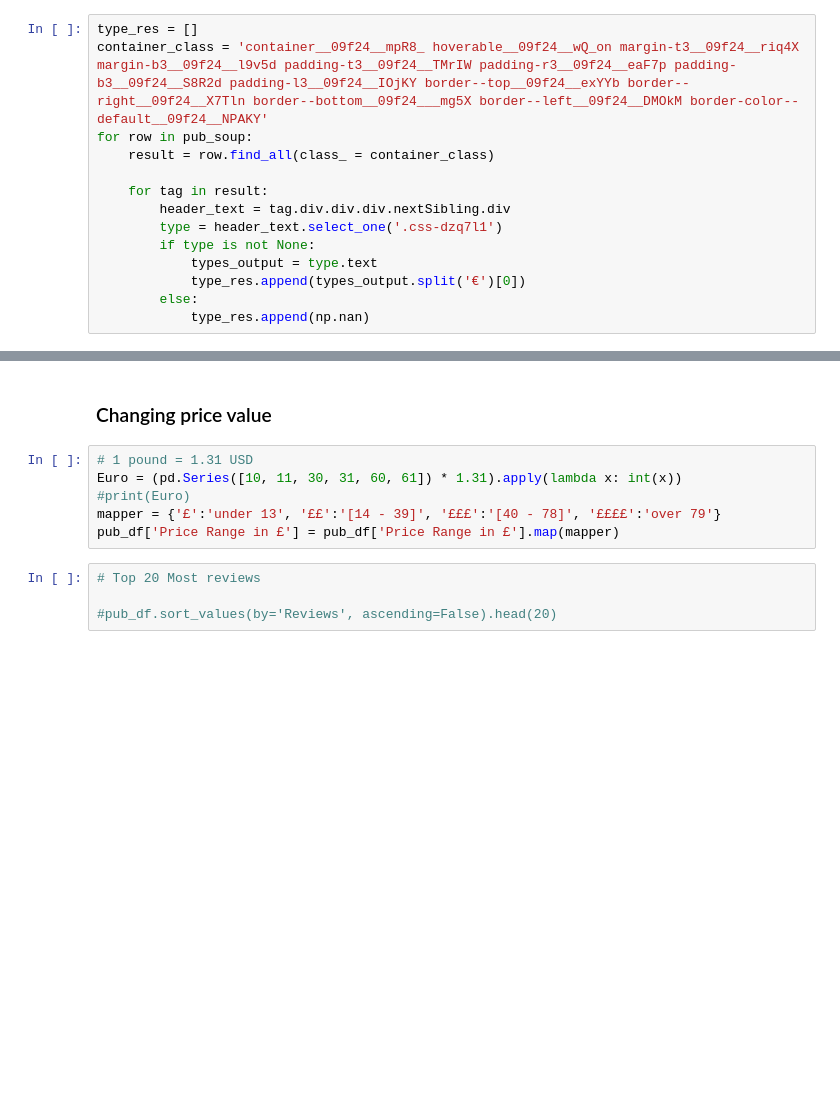
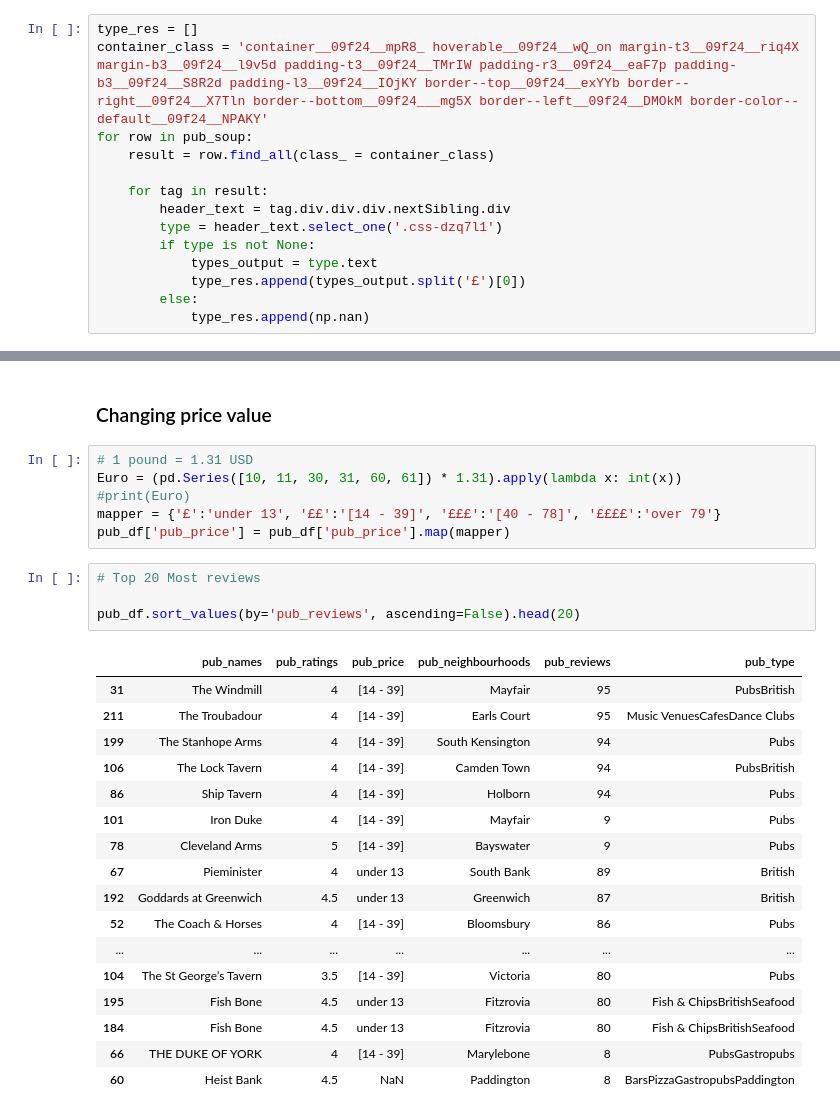
Before and after one commit to Kingsley-opoku/King_Ritthuja, a Jupyter notebook: fulldata_for_london_page1.ipynb, the cells around one changed output, grey strips where cells are left out. Drawn from its saved outputs; the diff is of its cells as text; blank space fills up the shorter version.

```diff
--- a/fulldata_for_london_page1.ipynb
+++ b/fulldata_for_london_page1.ipynb
@@ -588,7 +603,7 @@ for row in pub_soup:
         type = header_text.select_one('.css-dzq7l1')
         if type is not None:
             types_output = type.text
-            type_res.append(types_output.split('€')[0])
+            type_res.append(types_output.split('£')[0])
         else:
             type_res.append(np.nan)
 # %%
@@ -611,8 +644,26 @@ pub_df.to_csv('pubs_data.csv', index=False)
 Euro = (pd.Series([10, 11, 30, 31, 60, 61]) * 1.31).apply(lambda x: int(x))
 #print(Euro)
 mapper = {'£':'under 13', '££':'[14 - 39]', '£££':'[40 - 78]', '££££':'over 79'}
-pub_df['Price Range in £'] = pub_df['Price Range in £'].map(mapper)
+pub_df['pub_price'] = pub_df['pub_price'].map(mapper)
 # %%
 # Top 20 Most reviews
 
-#pub_df.sort_values(by='Reviews', ascending=False).head(20)
+pub_df.sort_values(by='pub_reviews', ascending=False).head(20)
+# %% [output]
+|  | pub_names | pub_ratings | pub_price | pub_neighbourhoods | pub_reviews | pub_type |
+| 31 | The Windmill | 4 | [14 - 39] | Mayfair | 95 | PubsBritish |
+| 211 | The Troubadour | 4 | [14 - 39] | Earls Court | 95 | Music VenuesCafesDance Clubs |
+| 199 | The Stanhope Arms | 4 | [14 - 39] | South Kensington | 94 | Pubs |
+| 106 | The Lock Tavern | 4 | [14 - 39] | Camden Town | 94 | PubsBritish |
+| 86 | Ship Tavern | 4 | [14 - 39] | Holborn | 94 | Pubs |
+| 101 | Iron Duke | 4 | [14 - 39] | Mayfair | 9 | Pubs |
+| 78 | Cleveland Arms | 5 | [14 - 39] | Bayswater | 9 | Pubs |
+| 67 | Pieminister | 4 | under 13 | South Bank | 89 | British |
+| 192 | Goddards at Greenwich | 4.5 | under 13 | Greenwich | 87 | British |
+| 52 | The Coach & Horses | 4 | [14 - 39] | Bloomsbury | 86 | Pubs |
+| ... | ... | ... | ... | ... | ... | ... |
+| 104 | The St George’s Tavern | 3.5 | [14 - 39] | Victoria | 80 | Pubs |
+| 195 | Fish Bone | 4.5 | under 13 | Fitzrovia | 80 | Fish & ChipsBritishSeafood |
+| 184 | Fish Bone | 4.5 | under 13 | Fitzrovia | 80 | Fish & ChipsBritishSeafood |
+| 66 | THE DUKE OF YORK | 4 | [14 - 39] | Marylebone | 8 | PubsGastropubs |
+| 60 | Heist Bank | 4.5 | NaN | Paddington | 8 | BarsPizzaGastropubsPaddington |
```
Also changed, not shown: parts of 2 cells of this notebook, 3 other files.
